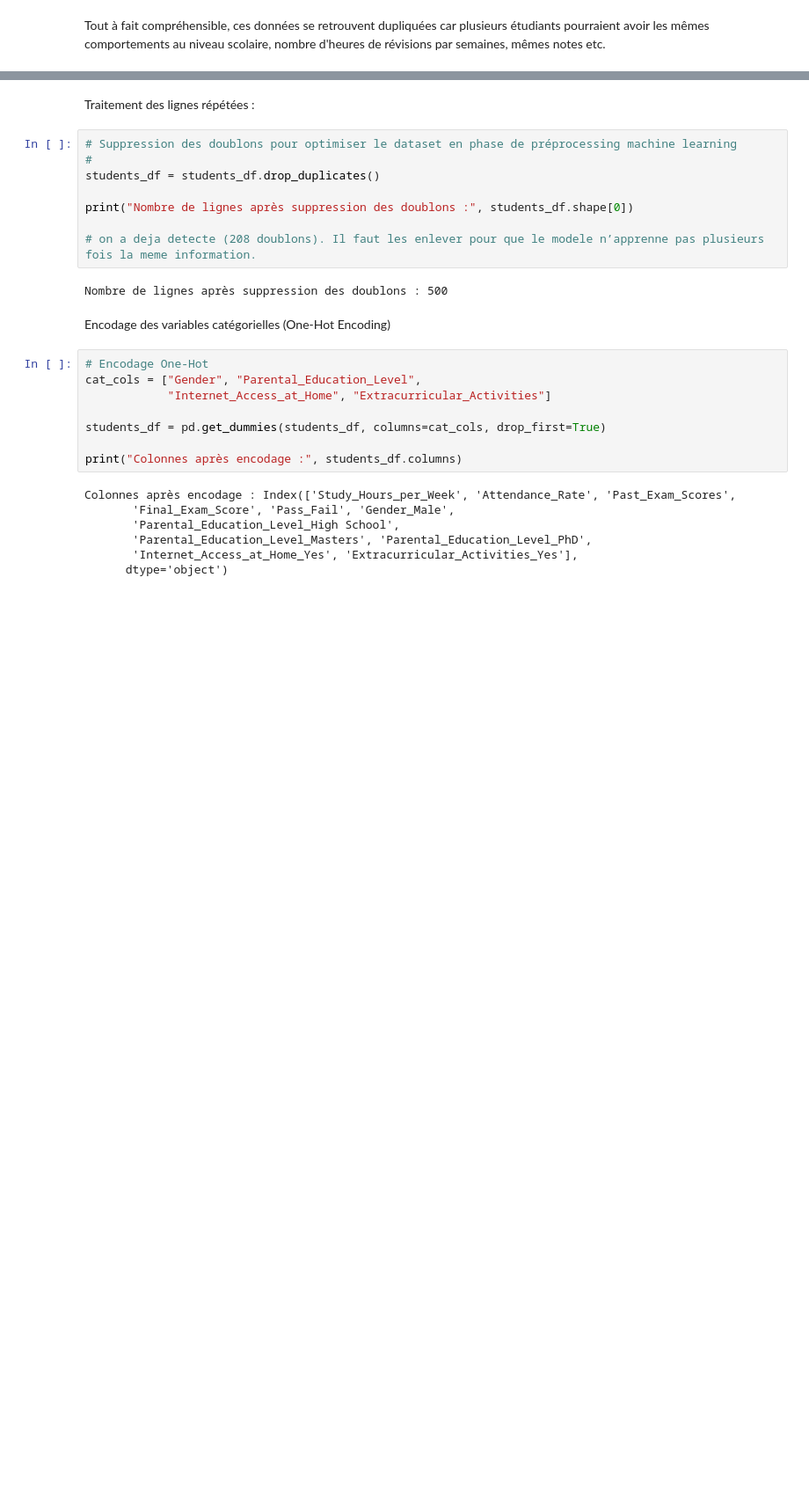
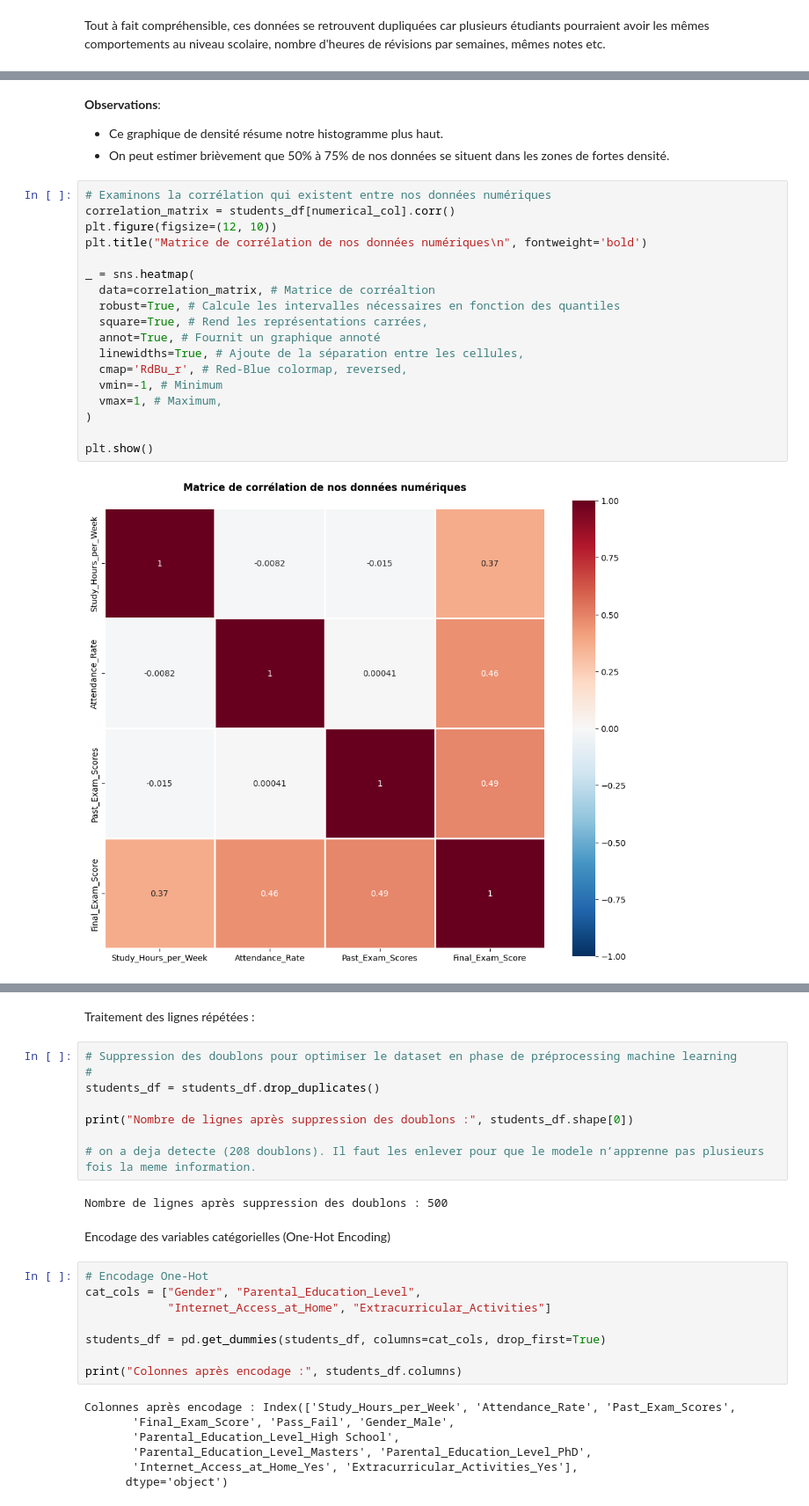
Before and after one commit to kevin-tchinda/student-success-monitoring, a Jupyter notebook: notebooks/student_success_monitoring.ipynb, the cells around one changed output, grey strips where cells are left out. Shown: that part at 88% size. Cells and saved outputs as stored; diff of their text form; blank space fills up the shorter version.

```diff
--- a/notebooks/student_success_monitoring.ipynb
+++ b/notebooks/student_success_monitoring.ipynb
@@ -164,0 +229,24 @@ students_df['Gender'].value_counts().reset_index()
+# %% [markdown]
+**Observations**:
+- Ce graphique de densité résume notre histogramme plus haut.
+- On peut estimer brièvement que 50% à 75% de nos données se situent dans les zones de fortes densité.
+# %%
+# Examinons la corrélation qui existent entre nos données numériques
+correlation_matrix = students_df[numerical_col].corr()
+plt.figure(figsize=(12, 10))
+plt.title("Matrice de corrélation de nos données numériques\n", fontweight='bold')
+
+_ = sns.heatmap(
+  data=correlation_matrix, # Matrice de corréaltion
+  robust=True, # Calcule les intervalles nécessaires en fonction des quantiles
+  square=True, # Rend les représentations carrées,
+  annot=True, # Fournit un graphique annoté
+  linewidths=True, # Ajoute de la séparation entre les cellules,
+  cmap='RdBu_r', # Red-Blue colormap, reversed,
+  vmin=-1, # Minimum
+  vmax=1, # Maximum,
+)
+
+plt.show()
+# %% [output]
+[figure, added]
```
Also changed, not shown: parts of 26 cells of this notebook, 1 other file.
